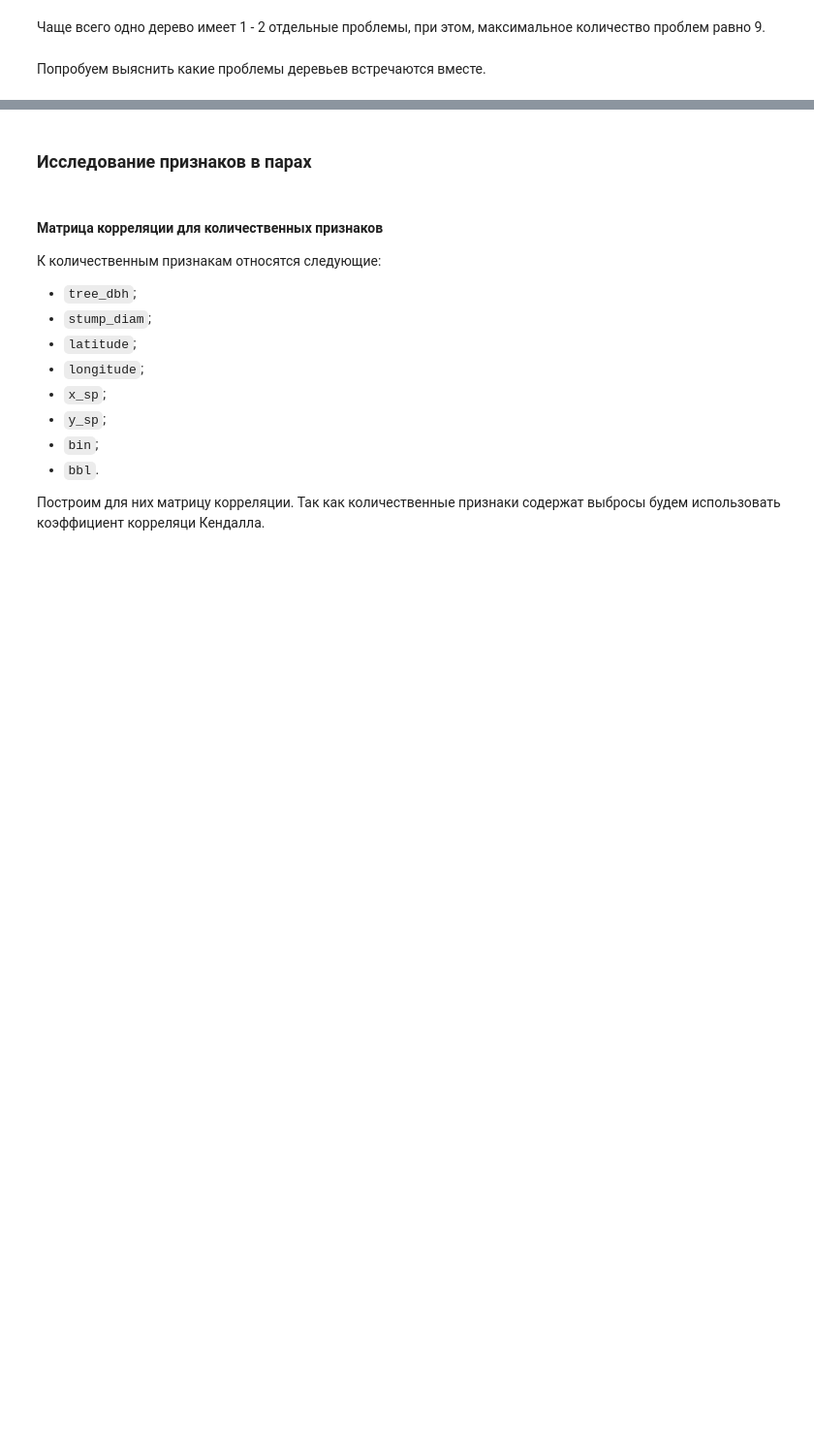
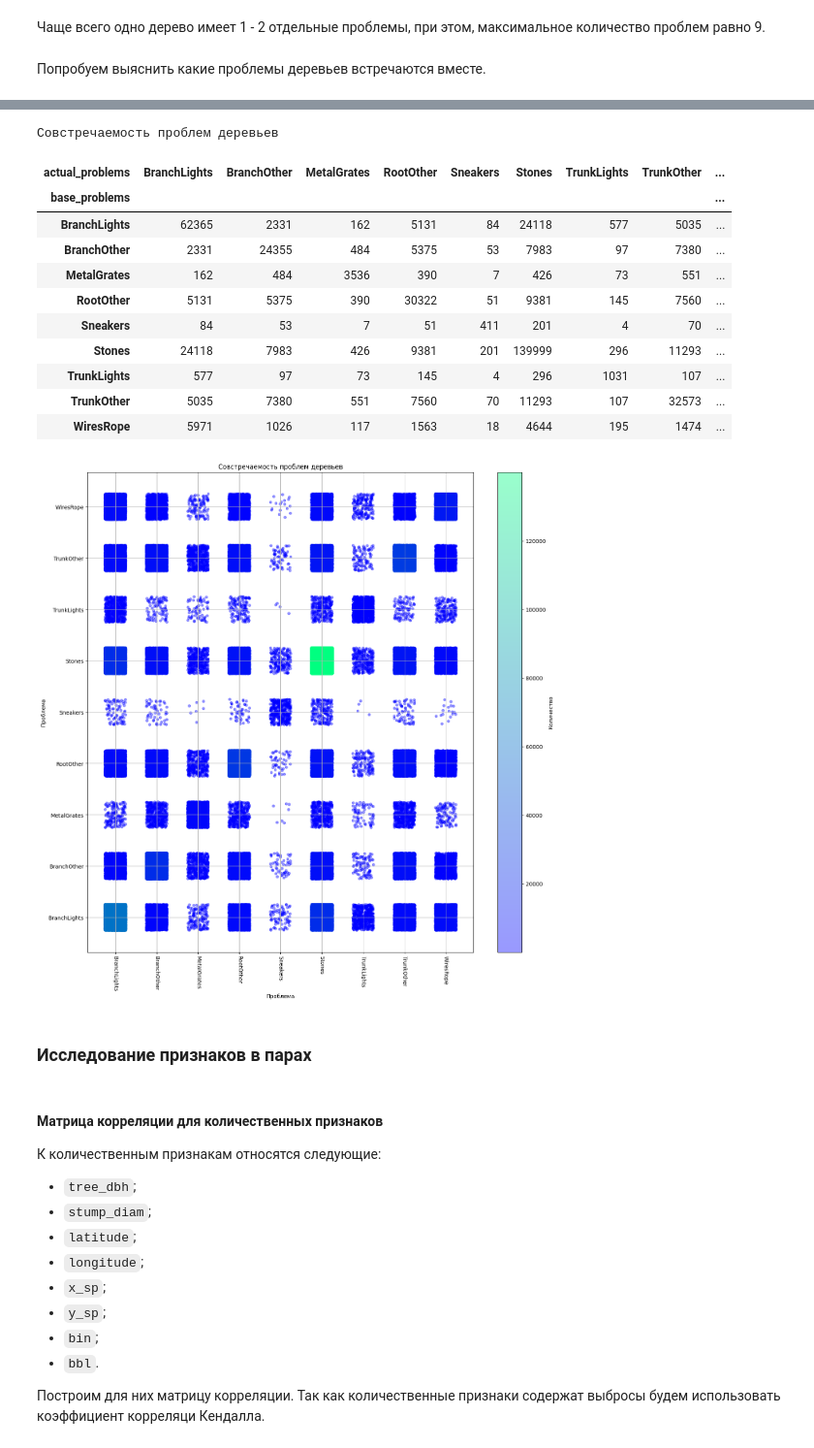
Before and after one commit to AlekseiBogachev/ny-tree-census, a Jupyter notebook: notebooks/exploratory/eda.ipynb, the cells around one changed output, grey strips where cells are left out. Shown at 97% size. Cells and saved outputs as stored; diff of their text form; code cells hidden in the pictures; blank space fills up the shorter version.

Commit message:
Добавлен черновой график совстречаемости проблем деревьев

```diff
--- a/notebooks/exploratory/eda.ipynb
+++ b/notebooks/exploratory/eda.ipynb
@@ -1474,12 +1476,14 @@ explore_cat_feature(
 признак `problems_count` и выясним как часто встречается разное количество
 проблем у одного дерева.
 # %%
-trees_problems["problems_count"] = trees_problems.groupby(
-    ["tree_id", "problems_str"]
-).problems.transform("count")
-
 explore_cat_feature(
-    data=trees_problems,
+    data=(
+        trees_problems.assign(
+            problems_count=lambda x: trees_problems.groupby(
+                by=["tree_id", "problems_str"]
+            ).problems.transform("count")
+        )
+    ),
     column_name="problems_count",
     title="Количество отдельных проблем у одного дерева",
     xlabel="Количество наблюдений",
@@ -1553,3 +1520,41 @@ pd.pivot_table(
+# %%
+cond = (
+    lambda row: row.base_problems in row.problems_str
+    and row.actual_problems in row.problems_str
+)
+
+trees_problems = trees_problems.merge(
+    pd.Series(trees_problems["problems"].unique(), name="base_problems"),
+    how="cross",
+).rename(columns={"problems": "actual_problems"})
+
+trees_problems = trees_problems.assign(
+    presented=trees_problems.apply(cond, axis="columns")
+).query("presented == True")
+
+explore_cat_vs_cat(
+    trees_problems,
+    x="base_problems",
+    y="actual_problems",
+    title="Совстречаемость проблем деревьев",
+    xlabel="Проблема",
+    ylabel="Проблема",
+    figsize=(16, 16),
+)
+# %% [output]
+Совстречаемость проблем деревьев
+| actual_problems | BranchLights | BranchOther | MetalGrates | RootOther | Sneakers | Stones | TrunkLights | TrunkOther | ... |
+| base_problems |  |  |  |  |  |  |  |  | ... |
+| BranchLights | 62365 | 2331 | 162 | 5131 | 84 | 24118 | 577 | 5035 | ... |
+| BranchOther | 2331 | 24355 | 484 | 5375 | 53 | 7983 | 97 | 7380 | ... |
+| MetalGrates | 162 | 484 | 3536 | 390 | 7 | 426 | 73 | 551 | ... |
+| RootOther | 5131 | 5375 | 390 | 30322 | 51 | 9381 | 145 | 7560 | ... |
+| Sneakers | 84 | 53 | 7 | 51 | 411 | 201 | 4 | 70 | ... |
+| Stones | 24118 | 7983 | 426 | 9381 | 201 | 139999 | 296 | 11293 | ... |
+| TrunkLights | 577 | 97 | 73 | 145 | 4 | 296 | 1031 | 107 | ... |
+| TrunkOther | 5035 | 7380 | 551 | 7560 | 70 | 11293 | 107 | 32573 | ... |
+| WiresRope | 5971 | 1026 | 117 | 1563 | 18 | 4644 | 195 | 1474 | ... |
+[figure, added]
 # %% [markdown]
 ### Исследование признаков в парах
 # %% [markdown]
```
Also changed, not shown: parts of 6 cells of this notebook.
